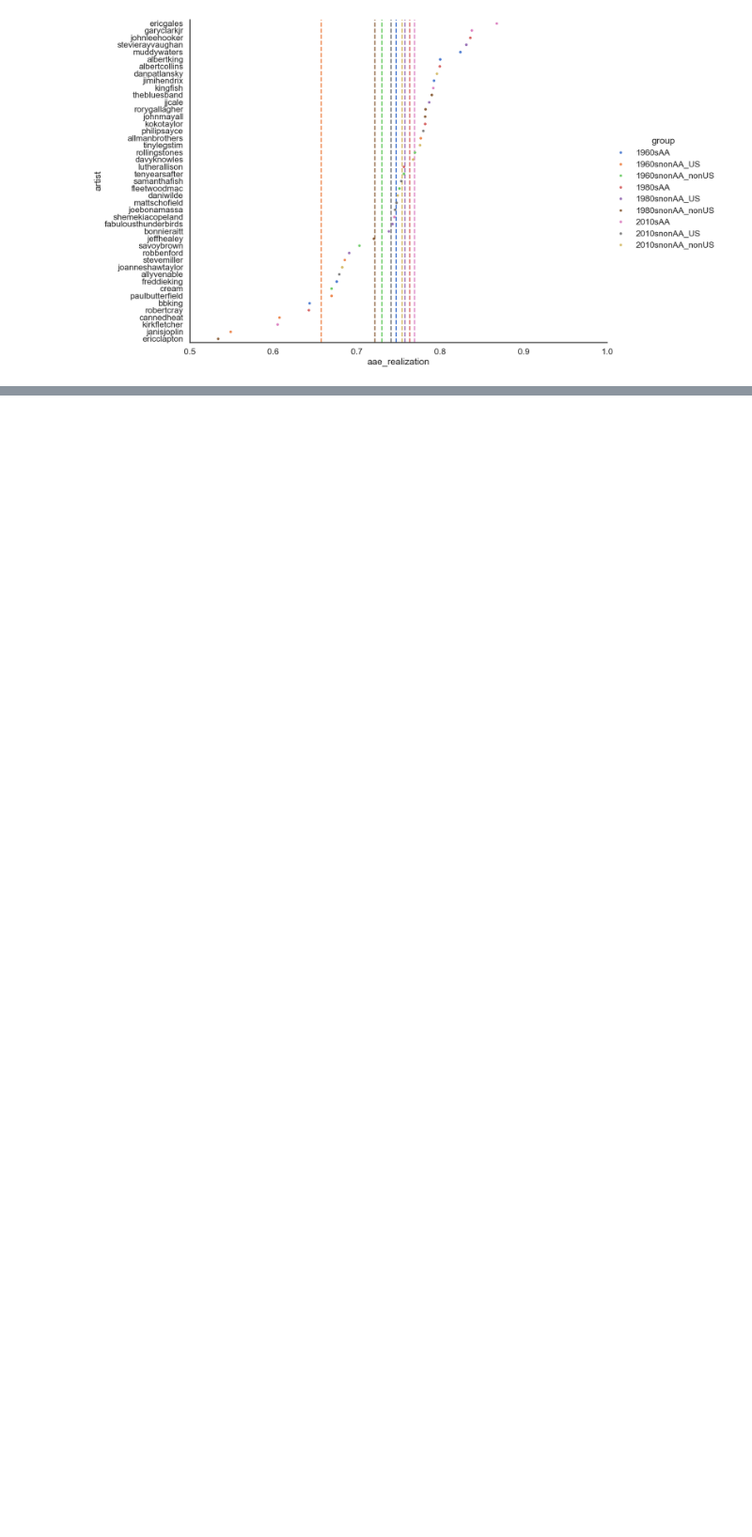
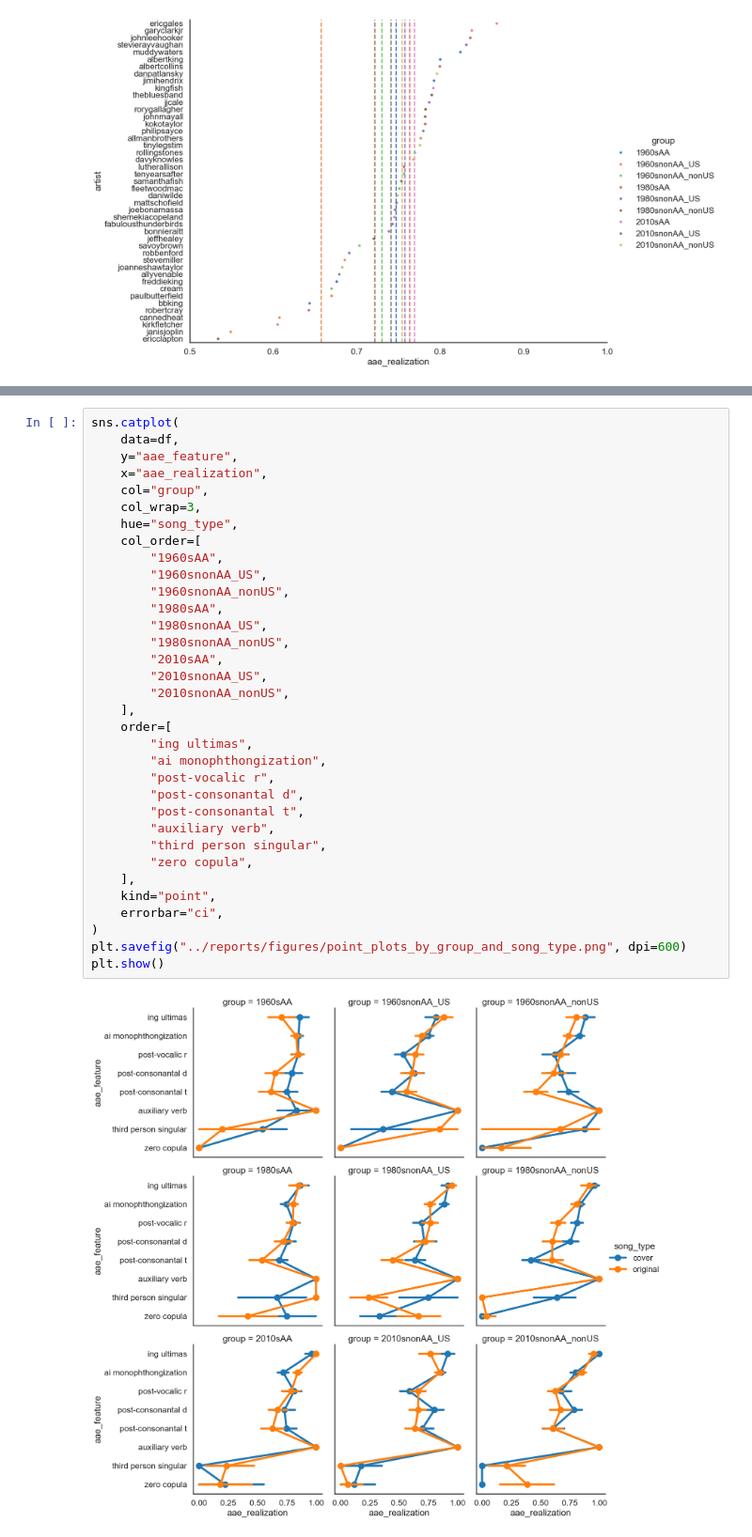
Before and after one commit to romeodetimmerman/aae-in-blues-slx_and_music, a Jupyter notebook: notebooks/1-rdt-initial-data-exploration.ipynb, the cells around one changed output, grey strips where cells are left out. Shown at 94% size. Drawn from its saved outputs; the diff is of its cells as text; blank space fills up the shorter version.

Commit message:
updating point plots by group and song type

```diff
--- a/notebooks/1-rdt-initial-data-exploration.ipynb
+++ b/notebooks/1-rdt-initial-data-exploration.ipynb
@@ -160,3 +160,39 @@ plt.savefig("../reports/figures/count_plots_by_group.png", dpi=600)
 plt.show()
 # %% [output]
 [figure]
+# %%
+sns.catplot(
+    data=df,
+    y="aae_feature",
+    x="aae_realization",
+    col="group",
+    col_wrap=3,
+    hue="song_type",
+    col_order=[
+        "1960sAA",
+        "1960snonAA_US",
+        "1960snonAA_nonUS",
+        "1980sAA",
+        "1980snonAA_US",
+        "1980snonAA_nonUS",
+        "2010sAA",
+        "2010snonAA_US",
+        "2010snonAA_nonUS",
+    ],
+    order=[
+        "ing ultimas",
+        "ai monophthongization",
+        "post-vocalic r",
+        "post-consonantal d",
+        "post-consonantal t",
+        "auxiliary verb",
+        "third person singular",
+        "zero copula",
+    ],
+    kind="point",
+    errorbar="ci",
+)
+plt.savefig("../reports/figures/point_plots_by_group_and_song_type.png", dpi=600)
+plt.show()
+# %% [output]
+[figure, added]
```
Also changed, not shown: parts of 2 cells of this notebook, 4 other files.
